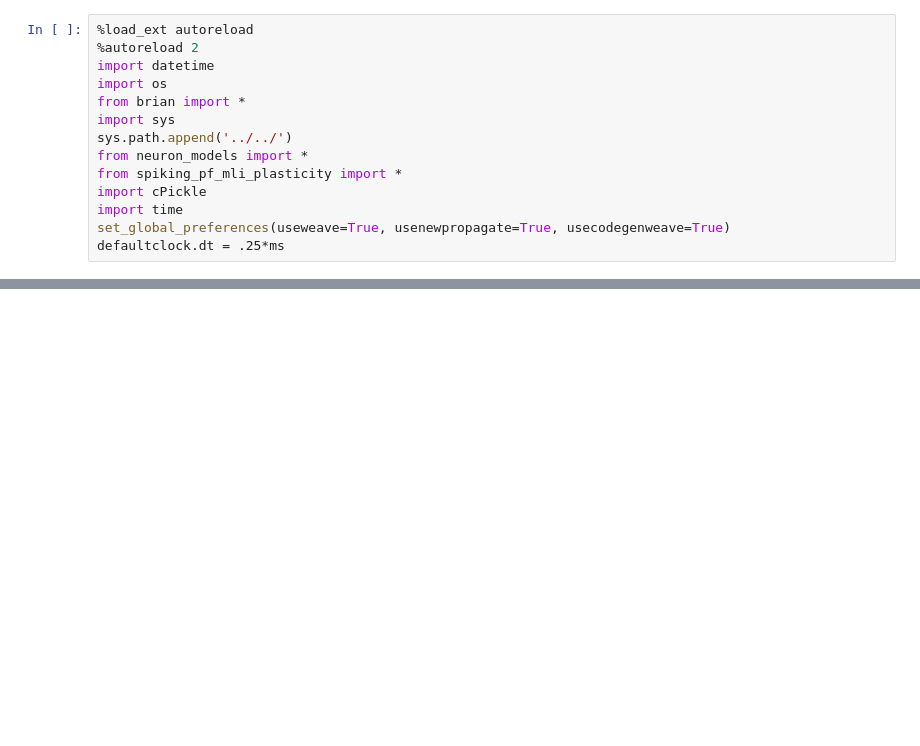
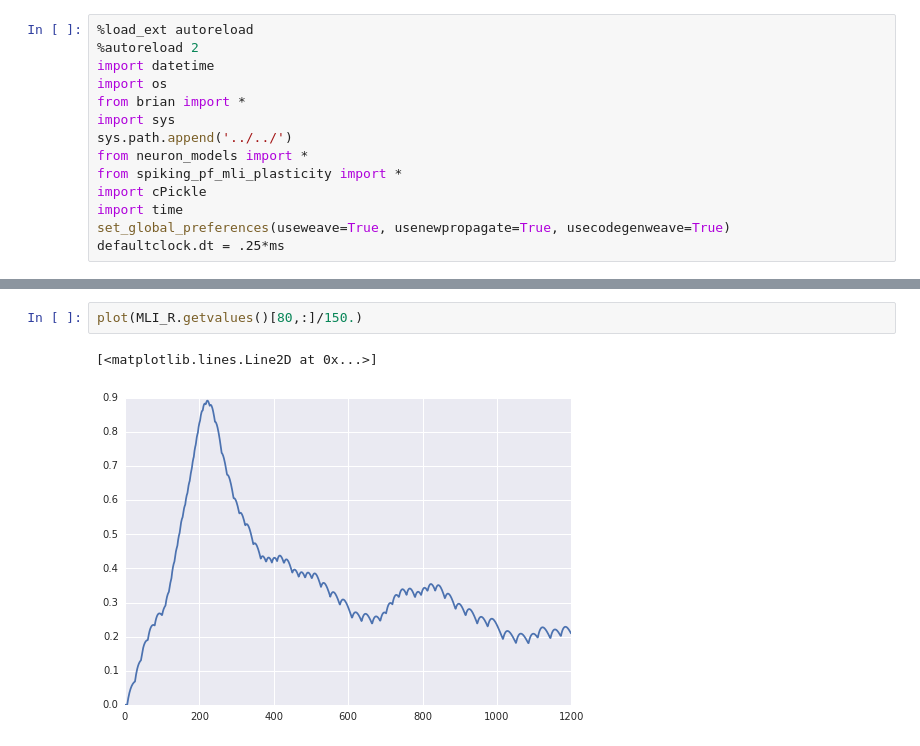
Before and after one commit to blennon/research, a Jupyter notebook: spiking_pf_mli_plasticity/notebooks/PF_CF_MLI_net.ipynb, the cells around one changed output, grey strips where cells are left out. Saved outputs shown, nothing was run; the diff lists cells and outputs as text; blank space fills up the shorter version.

```diff
--- a/spiking_pf_mli_plasticity/notebooks/PF_CF_MLI_net.ipynb
+++ b/spiking_pf_mli_plasticity/notebooks/PF_CF_MLI_net.ipynb
@@ -77,0 +105,5 @@ MLI_V.plot(2)
+# %%
+plot(MLI_R.getvalues()[80,:]/150.)
+# %% [output]
+[<matplotlib.lines.Line2D at 0x...>]
+[figure, added]
```
Also changed, not shown: parts of 12 cells of this notebook, 2 other files.
